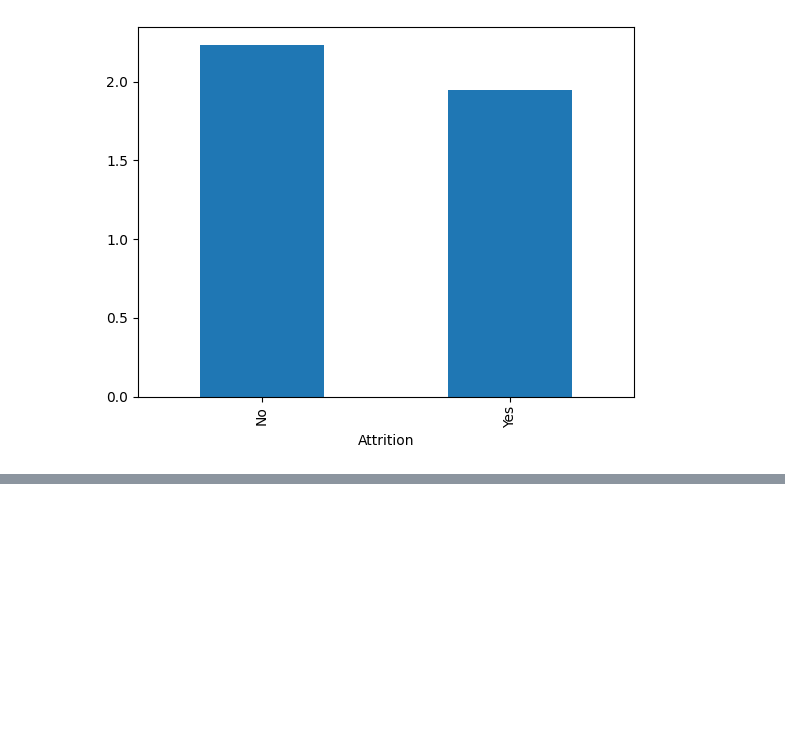
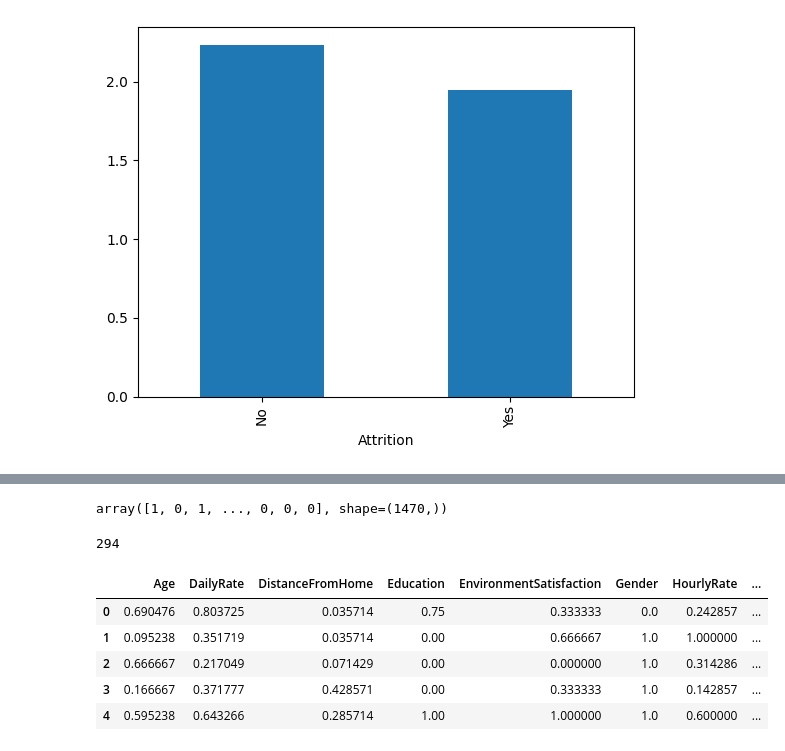
Before and after one commit to taimourkhokhar/aiml-projects, a Jupyter notebook: HR-Analytics-System/notebooks/model.ipynb, the cells around one changed output, grey strips where cells are left out. Cells and saved outputs as stored; diff of their text form; code cells hidden in the pictures; blank space fills up the shorter version.

```diff
--- a/HR-Analytics-System/notebooks/model.ipynb
+++ b/HR-Analytics-System/notebooks/model.ipynb
@@ -158,6 +158,11 @@ df.groupby('Attrition')['YearsSinceLastPromotion'].mean().plot(kind='bar')
 # %%
 x=df.drop(['Attrition','EmployeeCount','EmployeeNumber','StandardHours','Over18'],axis=1)
 y=df['Attrition']
+# %%
+from sklearn.preprocessing import LabelEncoder
+
+le = LabelEncoder()
+y = le.fit_transform(y)
 # %%
 x.head()
 # %% [output]
@@ -196,0 +214,31 @@ Index(['Age', 'BusinessTravel', 'DailyRate', 'Department', 'DistanceFromHome',
+# %%
+y
+# %% [output]
+array([1, 0, 1, ..., 0, 0, 0], shape=(1470,))
+# %%
+from sklearn.model_selection import train_test_split
+x_train,x_test,y_train,y_test=train_test_split(x,y,test_size=0.2,random_state=42,stratify=y)
+# %%
+len(y_test)
+# %% [output]
+294
+# %%
+from sklearn.preprocessing import MinMaxScaler
+
+scalar=MinMaxScaler()
+x_train=scalar.fit_transform(x_train)
+x_test=scalar.fit_transform(x_test)
+# %%
+import pandas as pd
+
+x_train_df = pd.DataFrame(x_train, columns=x.columns)
+x_test_df=pd.DataFrame(x_test,columns=x.columns)
+
+x_train_df.head()
+# %% [output]
+|  | Age | DailyRate | DistanceFromHome | Education | EnvironmentSatisfaction | Gender | HourlyRate | ... |
+| 0 | 0.690476 | 0.803725 | 0.035714 | 0.75 | 0.333333 | 0.0 | 0.242857 | ... |
+| 1 | 0.095238 | 0.351719 | 0.035714 | 0.00 | 0.666667 | 1.0 | 1.000000 | ... |
+| 2 | 0.666667 | 0.217049 | 0.071429 | 0.00 | 0.000000 | 1.0 | 0.314286 | ... |
+| 3 | 0.166667 | 0.371777 | 0.428571 | 0.00 | 0.333333 | 1.0 | 0.142857 | ... |
+| 4 | 0.595238 | 0.643266 | 0.285714 | 1.00 | 1.000000 | 1.0 | 0.600000 | ... |
```
Also changed, not shown: parts of 5 cells of this notebook.
